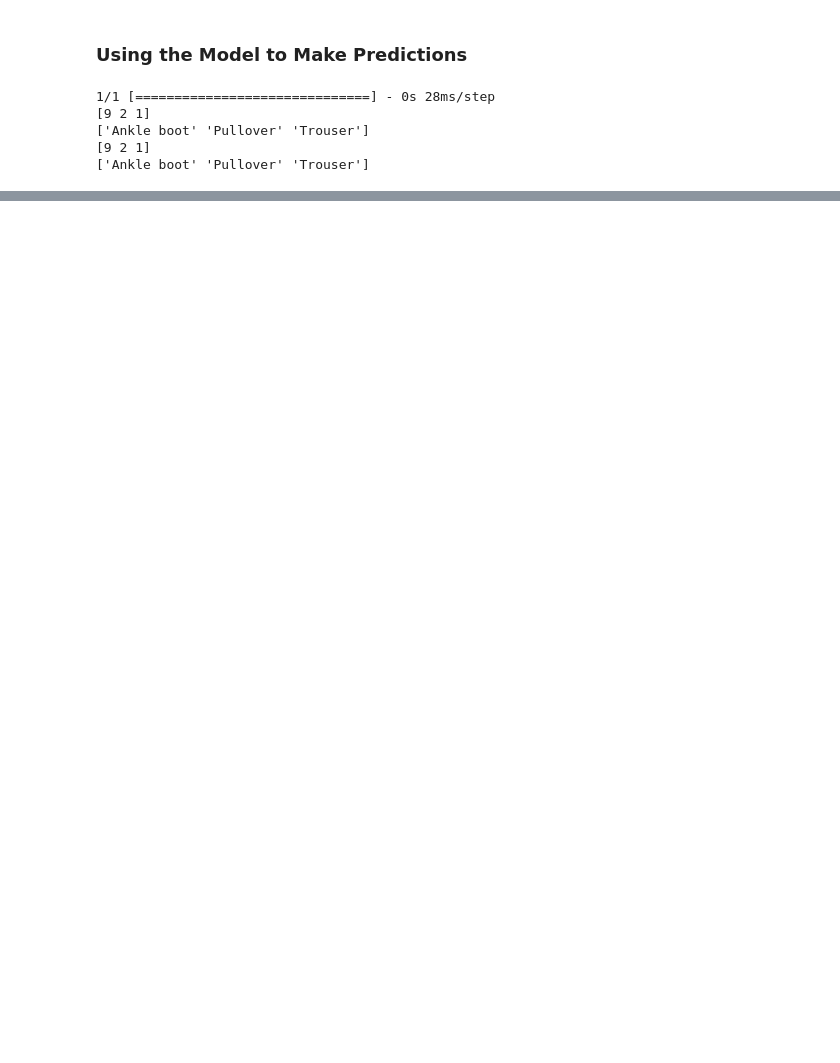
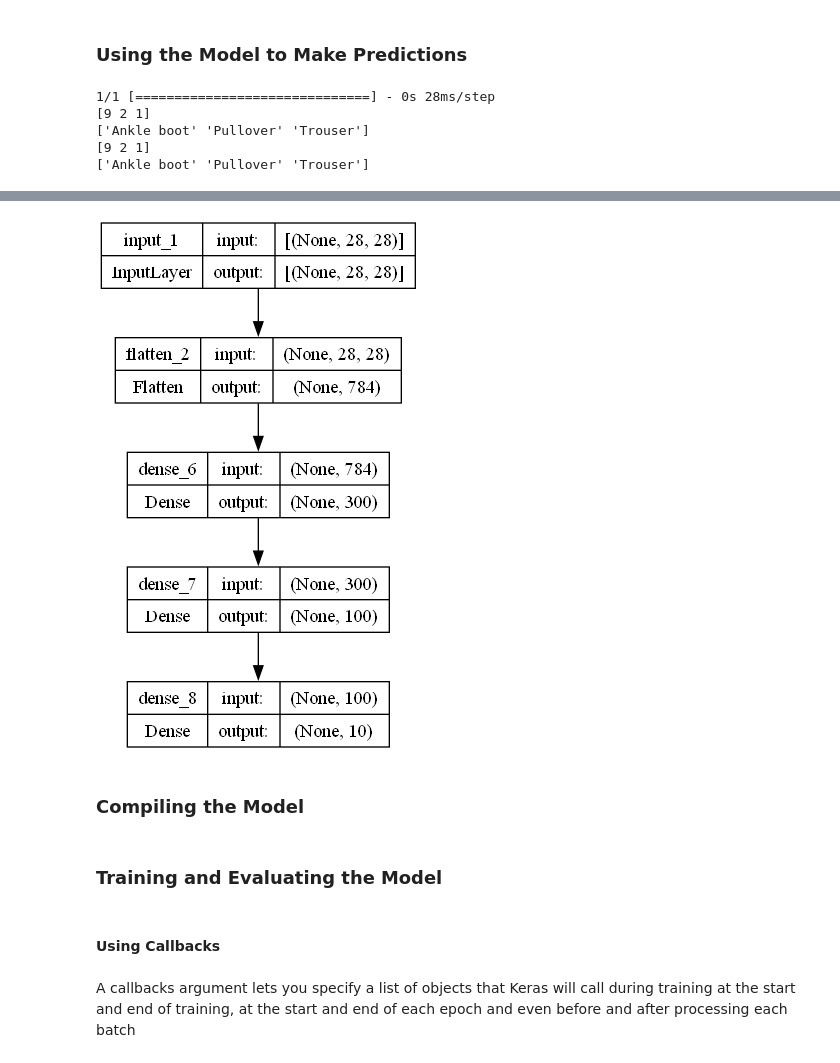
Before and after one commit to pSharpX/tf-keras-labs, a Jupyter notebook: mlp_fmnist.ipynb, the cells around one changed output, grey strips where cells are left out. Drawn from its saved outputs; the diff is of its cells as text; code cells hidden in the pictures; blank space fills up the shorter version.

```diff
--- a/mlp_fmnist.ipynb
+++ b/mlp_fmnist.ipynb
@@ -191,0 +200,15 @@ print(np.array(class_names)[y_test[:3]])
+# %%
+input = keras.layers.Input(shape=X_train.shape[1:])
+flatten_layer = keras.layers.Flatten()
+hidden1_layer = keras.layers.Dense(300, activation='relu')
+hidden2_layer = keras.layers.Dense(100, activation=keras.activations.relu)
+output_layer = keras.layers.Dense(output_length, activation='softmax')
+
+flatten_input = flatten_layer(input)
+hidden1 = hidden1_layer(flatten_input)
+hidden2 = hidden2_layer(hidden1)
+output = output_layer(hidden2)
+
+func_model = keras.Model(inputs=[input], outputs=[output])
+
+func_model.summary()
@@ -191,0 +235,6 @@ print(np.array(class_names)[y_test[:3]])
+# %%
+keras.utils.plot_model(func_model, "mlp_fmnist_classifier_functional.png", show_shapes=True)
+# %% [output]
+[figure, added]
+# %% [markdown]
+### Compiling the Model
@@ -191,0 +244,6 @@ print(np.array(class_names)[y_test[:3]])
+# %% [markdown]
+###  Training and Evaluating the Model
+# %% [markdown]
+#### Using Callbacks
+# %% [markdown]
+A callbacks argument lets you specify a list of objects that Keras will call during training at the start and end of training, at the start and end of each epoch and even before and after processing each batch
```
Also changed, not shown: parts of 28 cells of this notebook, 3 other files.
